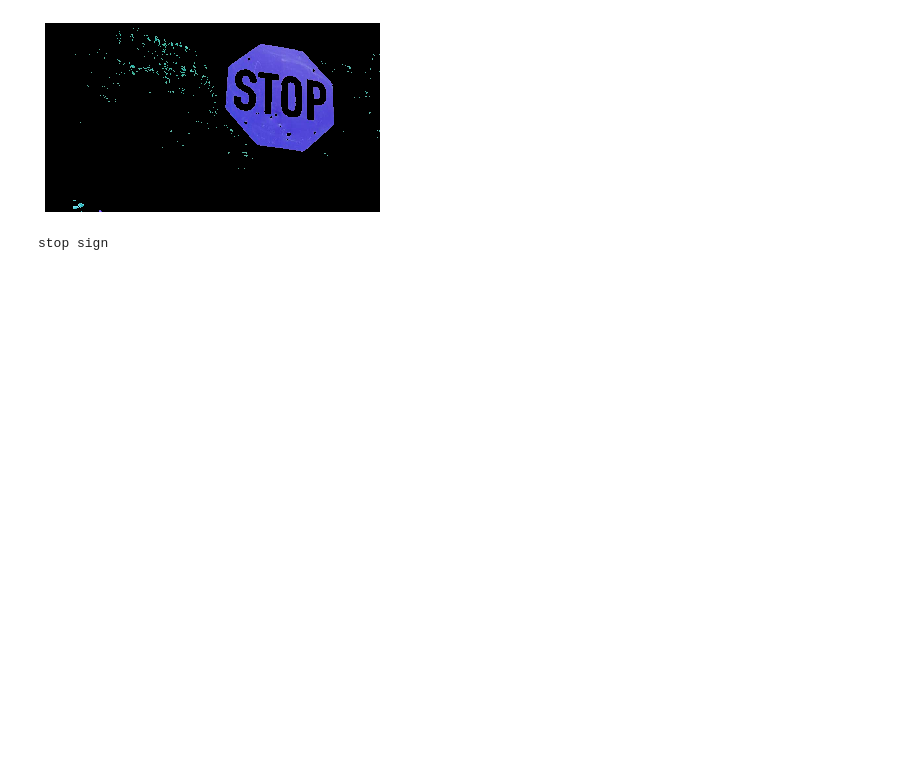
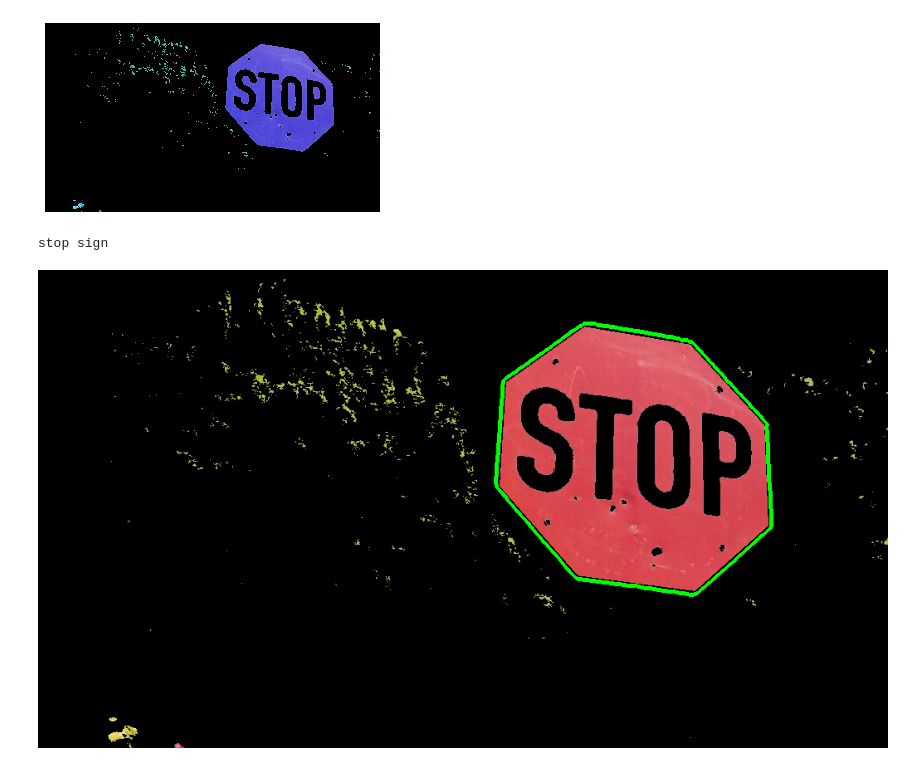
Before and after one commit to uol-mediaprocessing-201920/group-projects-traffic-signs, a Jupyter notebook: Pres_3/main_traffic_signs.ipynb, the cells around one changed output. Saved outputs shown, nothing was run; the diff lists cells and outputs as text; code cells hidden in the pictures; blank space fills up the shorter version.

```diff
--- a/Pres_3/main_traffic_signs.ipynb
+++ b/Pres_3/main_traffic_signs.ipynb
@@ -162,24 +123,0 @@ stop sign
-# %%
-img = cv2.imread("test.jpg")
-gray = cv2.cvtColor(img, cv2.COLOR_BGR2GRAY)
-_,threshold = cv2.threshold(gray, 240, 255, cv2.THRESH_BINARY)
-contours, _ = cv2.findContours(threshold, cv2.RETR_TREE, cv2.CHAIN_APPROX_SIMPLE)
-
-for cnt in contours:
-    area = cv2.contourArea(cnt)
-    # Shortlisting the regions based on there area.
-    if area > 10:
-        approx = cv2.approxPolyDP(cnt,
-                                  0.009 * cv2.arcLength(cnt, True), True)
-        cv2.drawContours(img, [approx], 0, (0), 5)
-        x = approx.ravel()[0]
-        y = approx.ravel()[1]
-        if len(approx)==8:
-            print("stop sign")
-            cv2.drawContours(img,[cnt],0,(0,255,0),3)
-
-plt.imshow(threshold)
-
-#cv2.imshow(" ",img)
-cv2.waitKey(0)
-cv2.destroyAllWindows()
@@ -219,24 +156,25 @@ plt.imshow(output)
 # %%
 img = output
 gray = cv2.cvtColor(img, cv2.COLOR_BGR2GRAY)
 _,threshold = cv2.threshold(gray, 100, 255, cv2.THRESH_BINARY)
-contours, _ = cv2.findContours(threshold, cv2.RETR_TREE, cv2.CHAIN_APPROX_SIMPLE)
+_,contours, _ = cv2.findContours(threshold, cv2.RETR_TREE, cv2.CHAIN_APPROX_SIMPLE)
 
 for cnt in contours:
     area = cv2.contourArea(cnt)
     # Shortlisting the regions based on there area.
     if area > 10000:
         approx = cv2.approxPolyDP(cnt,
                                   0.009 * cv2.arcLength(cnt, True), True)
         cv2.drawContours(img, [approx], 0, (0), 5)
         x = approx.ravel()[0]
         y = approx.ravel()[1]
         if len(approx)==8:
             print("stop sign")
             cv2.drawContours(img,[cnt],0,(0,255,0),3)
 
-cv2.imshow(" ",img)
+cv2_imshow(img)
 cv2.waitKey(0)
 cv2.destroyAllWindows()
 # %% [output]
 stop sign
+[figure, added]
```
Also changed, not shown: parts of 12 cells of this notebook.
